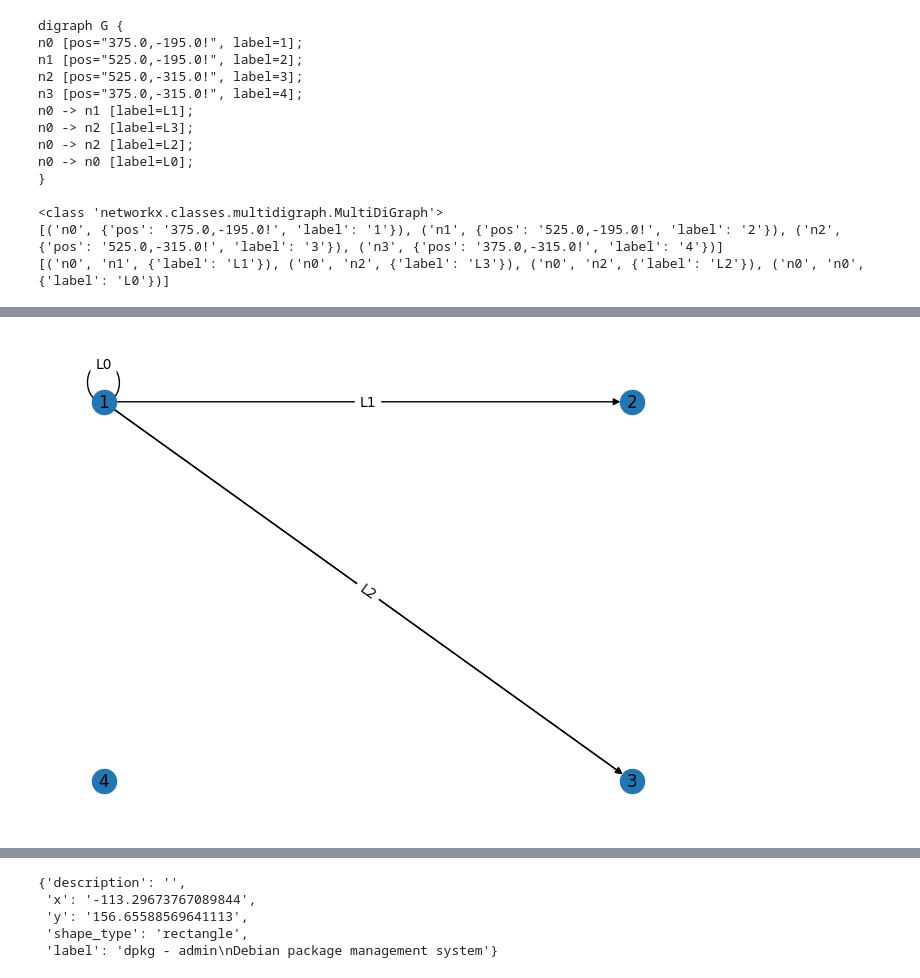
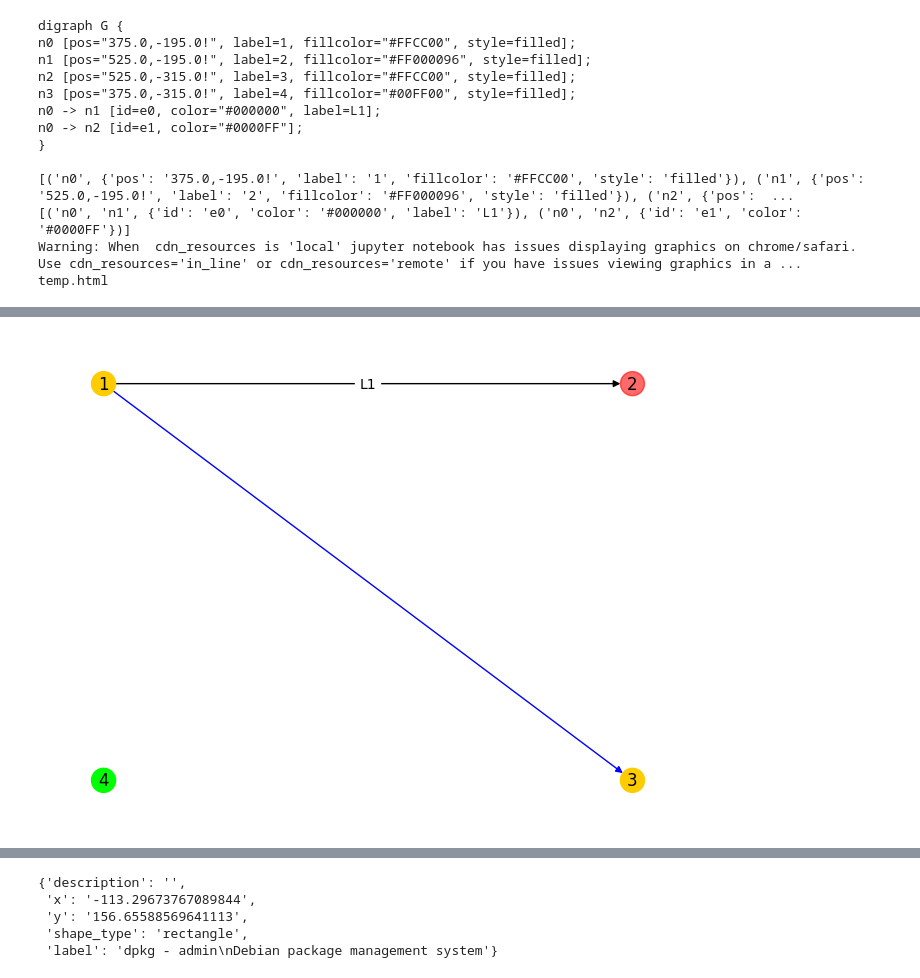
Before and after one commit to FeelUsM/graphconverter, a Jupyter notebook: Untitled.ipynb, the cells around one changed output, grey strips where cells are left out. Cells and saved outputs as stored; diff of their text form; code cells hidden in the pictures.

Commit message:
colors

```diff
--- a/Untitled.ipynb
+++ b/Untitled.ipynb
@@ -39,17 +56,38 @@ def test(name):
+# %%
+def test(name):
+	GD = gc.pydot_from_graphml(name+'.graphml')
+
+	GD.write(name+'.dot')
+	print(GD)
+	#GD.draw(name+".png", prog="neato", args="-n")
+	subprocess.run(["neato", "-n", "-Tpng", name+".dot", "-o", name+".png"])
+
+	gc.pydot_to_graphml(GD,name+'-2.graphml')
+
+	G = nx.nx_pydot.from_pydot(GD)
+
+	GD2 = nx.nx_pydot.to_pydot(G)
+	GD2.write(name+'-2.dot')
+	#GD2.draw(name+"-2.png", prog="neato", args="-n")
+	subprocess.run(["neato", "-n", "-Tpng", name+"-2.dot", "-o", name+"-2.png"])
+
+	print(G.nodes(data=True))
+	print(G.edges(data=True))
+	draw_nxdot(G)
+	return nx_dot2pyvis(G)
 # %%
-test('test/02-loop-multiedge')
+test('test/03-colors').show('temp.html')
 # %% [output]
 digraph G {
-n0 [pos="375.0,-195.0!", label=1];
-n1 [pos="525.0,-195.0!", label=2];
-n2 [pos="525.0,-315.0!", label=3];
-n3 [pos="375.0,-315.0!", label=4];
-n0 -> n1 [label=L1];
-n0 -> n2 [label=L3];
-n0 -> n2 [label=L2];
-n0 -> n0 [label=L0];
+n0 [pos="375.0,-195.0!", label=1, fillcolor="#FFCC00", style=filled];
+n1 [pos="525.0,-195.0!", label=2, fillcolor="#FF000096", style=filled];
+n2 [pos="525.0,-315.0!", label=3, fillcolor="#FFCC00", style=filled];
+n3 [pos="375.0,-315.0!", label=4, fillcolor="#00FF00", style=filled];
+n0 -> n1 [id=e0, color="#000000", label=L1];
+n0 -> n2 [id=e1, color="#0000FF"];
 }
 
-<class 'networkx.classes.multidigraph.MultiDiGraph'>
-[('n0', {'pos': '375.0,-195.0!', 'label': '1'}), ('n1', {'pos': '525.0,-195.0!', 'label': '2'}), ('n2', {'pos': '525.0,-315.0!', 'label': '3'}), ('n3', {'pos': '375.0,-315.0!', 'label': '4'})]
-[('n0', 'n1', {'label': 'L1'}), ('n0', 'n2', {'label': 'L3'}), ('n0', 'n2', {'label': 'L2'}), ('n0', 'n0', {'label': 'L0'})]
+[('n0', {'pos': '375.0,-195.0!', 'label': '1', 'fillcolor': '#FFCC00', 'style': 'filled'}), ('n1', {'pos': '525.0,-195.0!', 'label': '2', 'fillcolor': '#FF000096', 'style': 'filled'}), ('n2', {'pos':  ...
+[('n0', 'n1', {'id': 'e0', 'color': '#000000', 'label': 'L1'}), ('n0', 'n2', {'id': 'e1', 'color': '#0000FF'})]
+Warning: When  cdn_resources is 'local' jupyter notebook has issues displaying graphics on chrome/safari. Use cdn_resources='in_line' or cdn_resources='remote' if you have issues viewing graphics in a ...
+temp.html
@@ -56 +95 @@ n0 -> n0 [label=L0];
-[figure, old version]
+[figure, new version]
```
Also changed, not shown: parts of 20 cells of this notebook, 16 other files.
